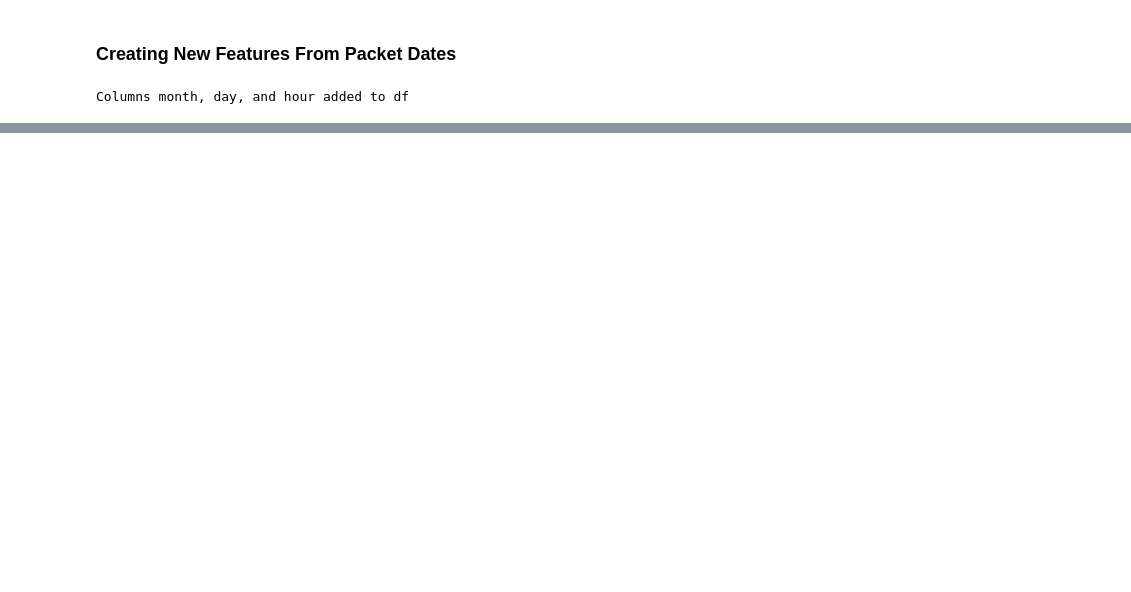
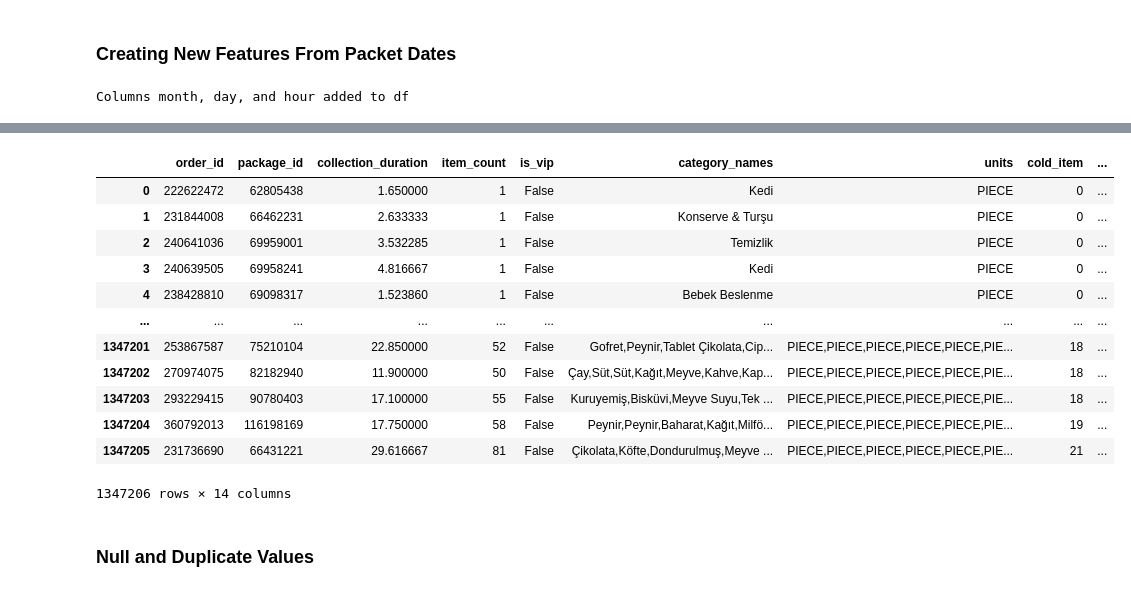
Before and after one commit to batuhanbasturk/Bitirme-Projesi, a Jupyter notebook: main/Bitirme_projesi_Migros.ipynb, the cells around one changed output, grey strips where cells are left out. Drawn from its saved outputs; the diff is of its cells as text; code cells hidden in the pictures; blank space fills up the shorter version.

```diff
--- a/main/Bitirme_projesi_Migros.ipynb
+++ b/main/Bitirme_projesi_Migros.ipynb
@@ -208,0 +222,18 @@ df
+# %%
+df
+# %% [output]
+|  | order_id | package_id | collection_duration | item_count | is_vip | category_names | units | cold_item | ... |
+| 0 | 222622472 | 62805438 | 1.650000 | 1 | False | Kedi | PIECE | 0 | ... |
+| 1 | 231844008 | 66462231 | 2.633333 | 1 | False | Konserve & Turşu | PIECE | 0 | ... |
+| 2 | 240641036 | 69959001 | 3.532285 | 1 | False | Temizlik | PIECE | 0 | ... |
+| 3 | 240639505 | 69958241 | 4.816667 | 1 | False | Kedi | PIECE | 0 | ... |
+| 4 | 238428810 | 69098317 | 1.523860 | 1 | False | Bebek Beslenme | PIECE | 0 | ... |
+| ... | ... | ... | ... | ... | ... | ... | ... | ... | ... |
+| 1347201 | 253867587 | 75210104 | 22.850000 | 52 | False | Gofret,Peynir,Tablet Çikolata,Cip... | PIECE,PIECE,PIECE,PIECE,PIECE,PIE... | 18 | ... |
+| 1347202 | 270974075 | 82182940 | 11.900000 | 50 | False | Çay,Süt,Süt,Kağıt,Meyve,Kahve,Kap... | PIECE,PIECE,PIECE,PIECE,PIECE,PIE... | 18 | ... |
+| 1347203 | 293229415 | 90780403 | 17.100000 | 55 | False | Kuruyemiş,Bisküvi,Meyve Suyu,Tek ... | PIECE,PIECE,PIECE,PIECE,PIECE,PIE... | 18 | ... |
+| 1347204 | 360792013 | 116198169 | 17.750000 | 58 | False | Peynir,Peynir,Baharat,Kağıt,Milfö... | PIECE,PIECE,PIECE,PIECE,PIECE,PIE... | 19 | ... |
+| 1347205 | 231736690 | 66431221 | 29.616667 | 81 | False | Çikolata,Köfte,Dondurulmuş,Meyve ... | PIECE,PIECE,PIECE,PIECE,PIECE,PIE... | 21 | ... |
+1347206 rows × 14 columns
+# %% [markdown]
+### Null and Duplicate Values
```
Also changed, not shown: parts of 17 cells of this notebook.
